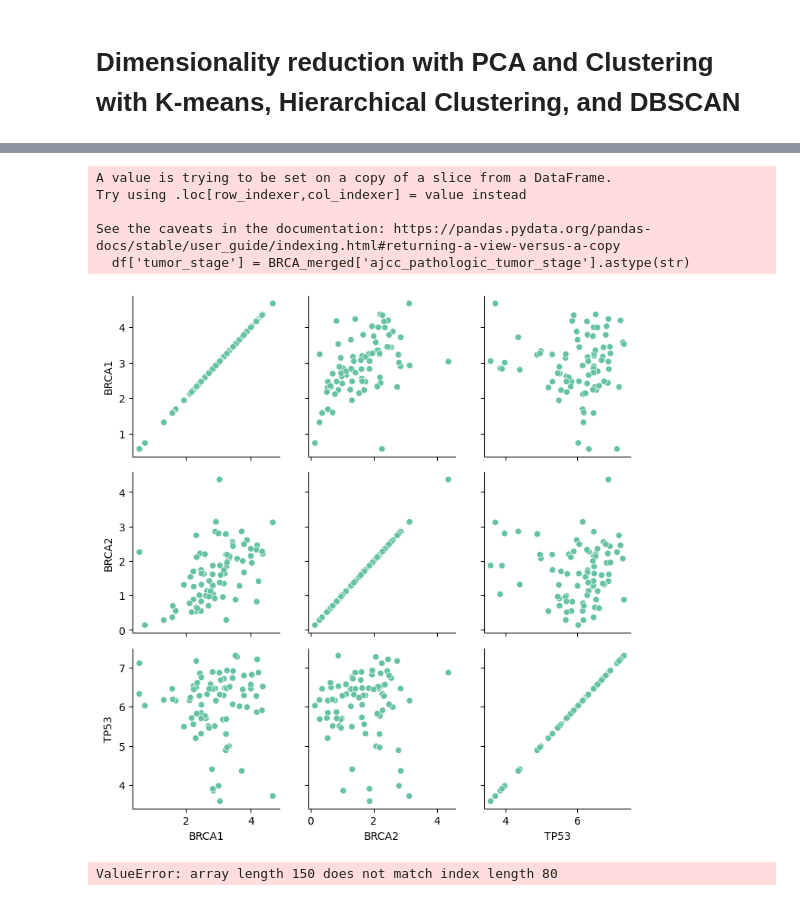
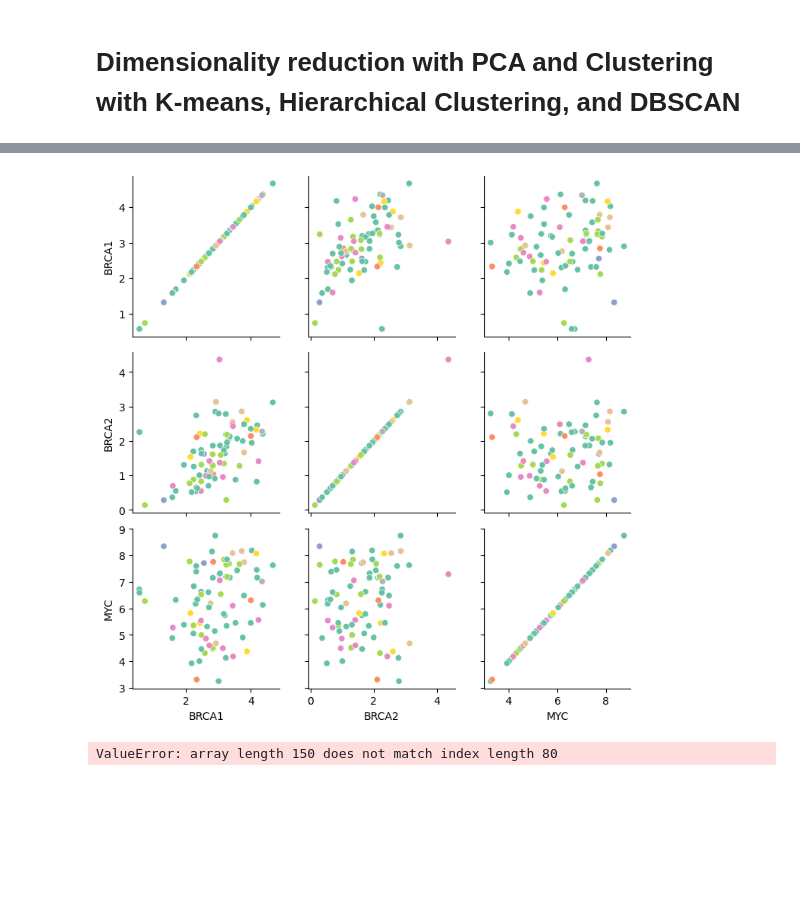
Before and after one commit to isabellaorlando1/Grosso-Orlando-Module-4-Cancer, a Jupyter notebook: code/in_class_DR_clustering.ipynb, the cells around one changed output, grey strips where cells are left out. Saved outputs shown, nothing was run; the diff lists cells and outputs as text; code cells hidden in the pictures; blank space fills up the shorter version.

Commit message:
Scatter Plot
Using merged data, display dataframe and graph BRCA1, BRCA2, and MYC into scatterplot

```diff
--- a/code/in_class_DR_clustering.ipynb
+++ b/code/in_class_DR_clustering.ipynb
@@ -17,17 +120,12 @@ NameError: name 'load_BRCA_merged' is not defined
 # %%
-df = BRCA_merged[['BRCA1', 'BRCA2', 'TP53']]
-df['tumor_stage'] = BRCA_merged['ajcc_pathologic_tumor_stage'].astype(str)
-g = sns.PairGrid(df, hue = "tumor_stage", palette = "Set2")
+df = BRCA_merged[['BRCA1','BRCA2','MYC']].copy()
+df["cluster"] = BRCA_merged['ajcc_tumor_pathologic_pt'].astype(str)
+g = sns.PairGrid(df, hue = "cluster", palette = "Set2")
 g.map(sns.scatterplot)
 g.add_legend
 plt.show()
 # %% [output]
-A value is trying to be set on a copy of a slice from a DataFrame.
-Try using .loc[row_indexer,col_indexer] = value instead
-
-See the caveats in the documentation: https://pandas.pydata.org/pandas-docs/stable/user_guide/indexing.html#returning-a-view-versus-a-copy
-  df['tumor_stage'] = BRCA_merged['ajcc_pathologic_tumor_stage'].astype(str)
-[figure, old version]
+[figure, new version]
 # %%
 X = BRCA_merged[gene_list]
 Y = BRCA_merged['ajcc_pathologic_tumor_stage'].astype(str)
```
Also changed, not shown: parts of 4 cells of this notebook, 1 other file.
